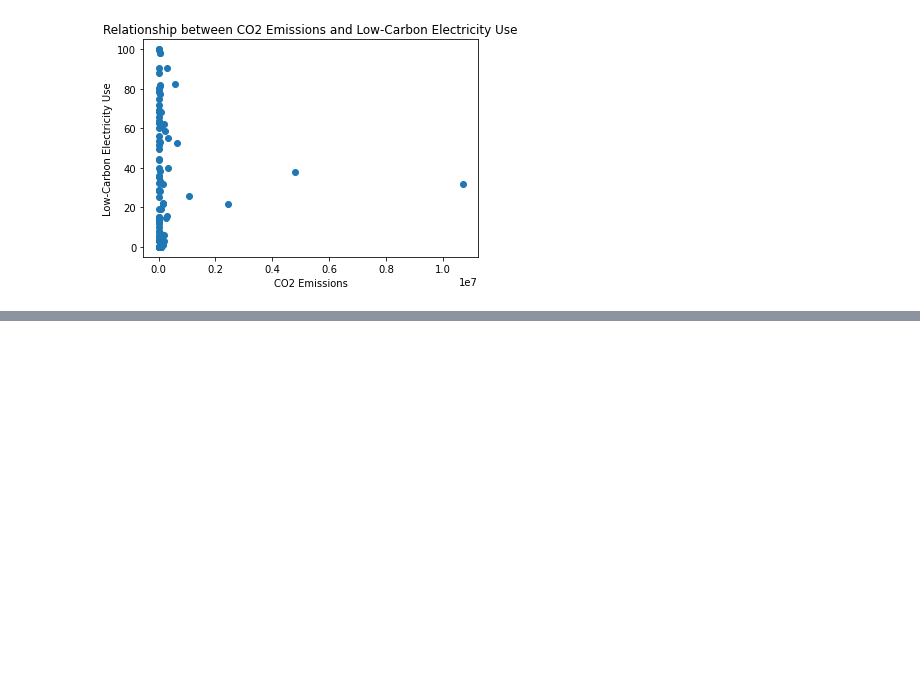
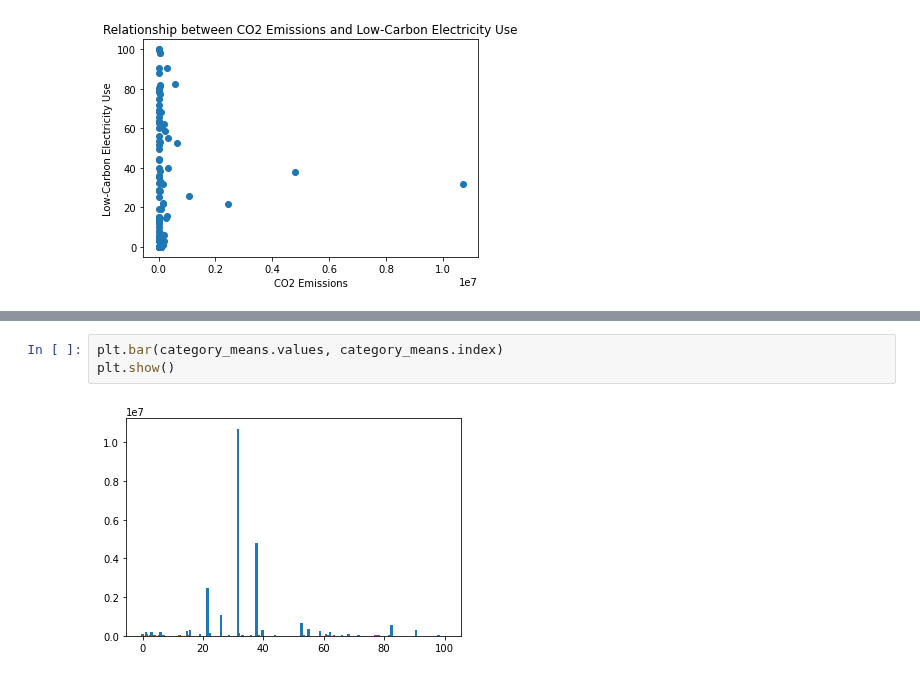
Before and after one commit to yosieph/Project1, a Jupyter notebook: Resources/project1_2.ipynb, the cells around one changed output, grey strips where cells are left out. Drawn from its saved outputs; the diff is of its cells as text; blank space fills up the shorter version.

```diff
--- a/Resources/project1_2.ipynb
+++ b/Resources/project1_2.ipynb
@@ -144,0 +221,5 @@ Name: Low-carbon electricity (% electricity), Length: 101, dtype: float64
+# %%
+plt.bar(category_means.values, category_means.index)
+plt.show()
+# %% [output]
+[figure, added]
```
Also changed, not shown: parts of 15 cells of this notebook, 14 other files.
